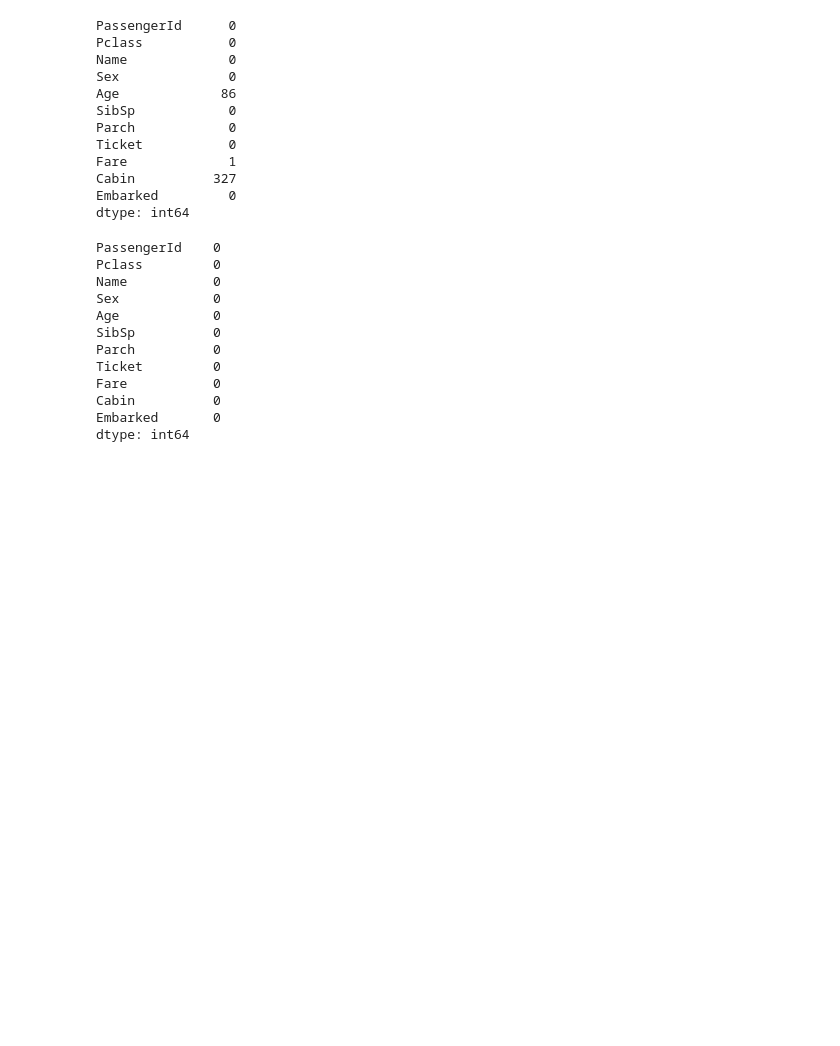
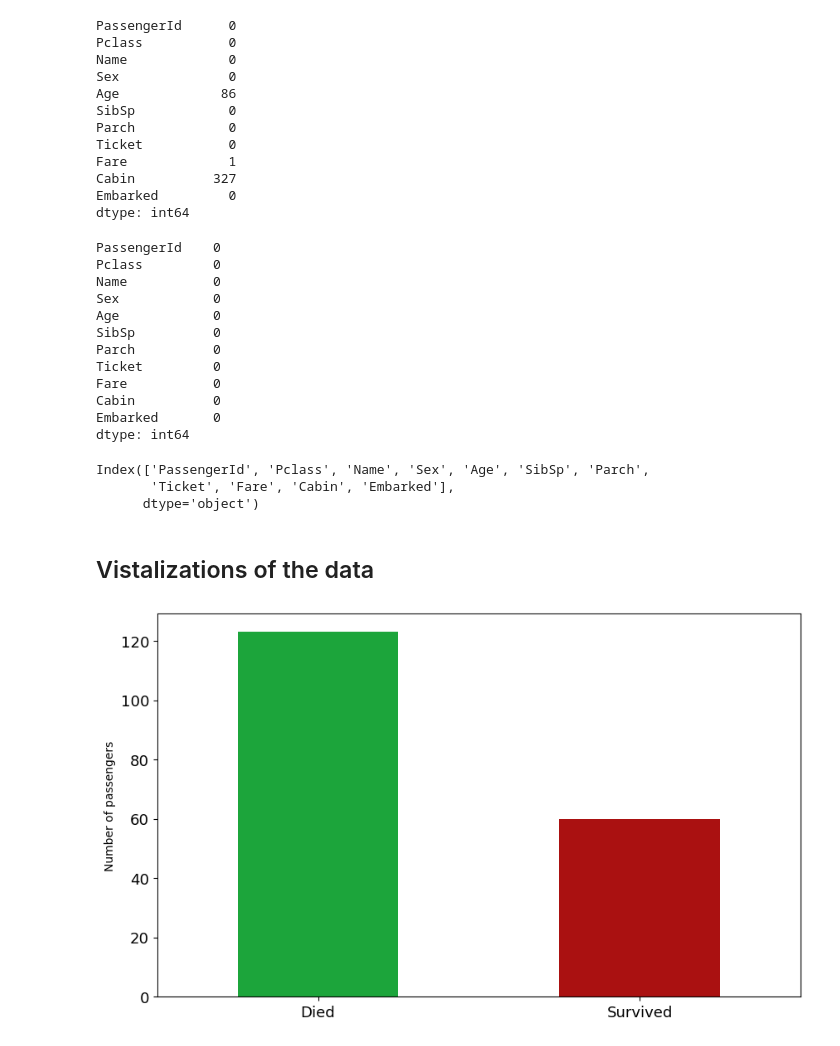
Before and after one commit to Kiash254/DS-ML, a Jupyter notebook: titanic/titanic.ipynb, the cells around one changed output. Saved outputs shown, nothing was run; the diff lists cells and outputs as text; code cells hidden in the pictures; blank space fills up the shorter version.

```diff
--- a/titanic/titanic.ipynb
+++ b/titanic/titanic.ipynb
@@ -109,3 +109,22 @@ Fare           0
 Cabin          0
 Embarked       0
 dtype: int64
+# %%
+#check the columns of each dataset
+gender.columns
+train.columns
+test.columns
+# %% [output]
+Index(['PassengerId', 'Pclass', 'Name', 'Sex', 'Age', 'SibSp', 'Parch',
+       'Ticket', 'Fare', 'Cabin', 'Embarked'],
+      dtype='object')
+# %% [markdown]
+## Vistalizations of the data
+# %%
+#use matplotlib to check the distribution between those who survived and the dead ones
+ax=train['Survived'].value_counts().plot(kind='bar',figsize=(10,6),fontsize=13,color=['#1CA53B','#AA1111'])
+ax.set_xticklabels(['Died','Survived'],rotation=0)
+ax.set_ylabel('Number of passengers')
+plt.show()
+# %% [output]
+[figure, added]
```
Also changed, not shown: parts of 2 cells of this notebook.
